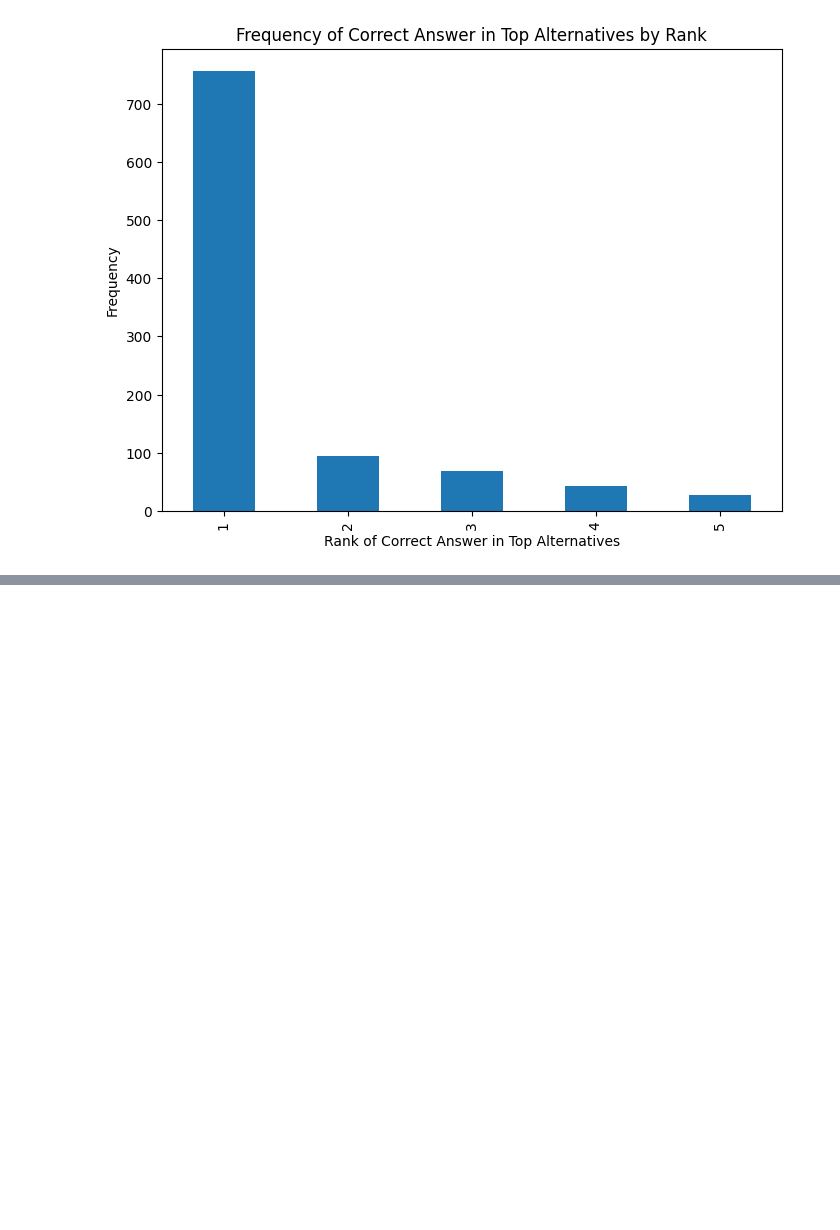
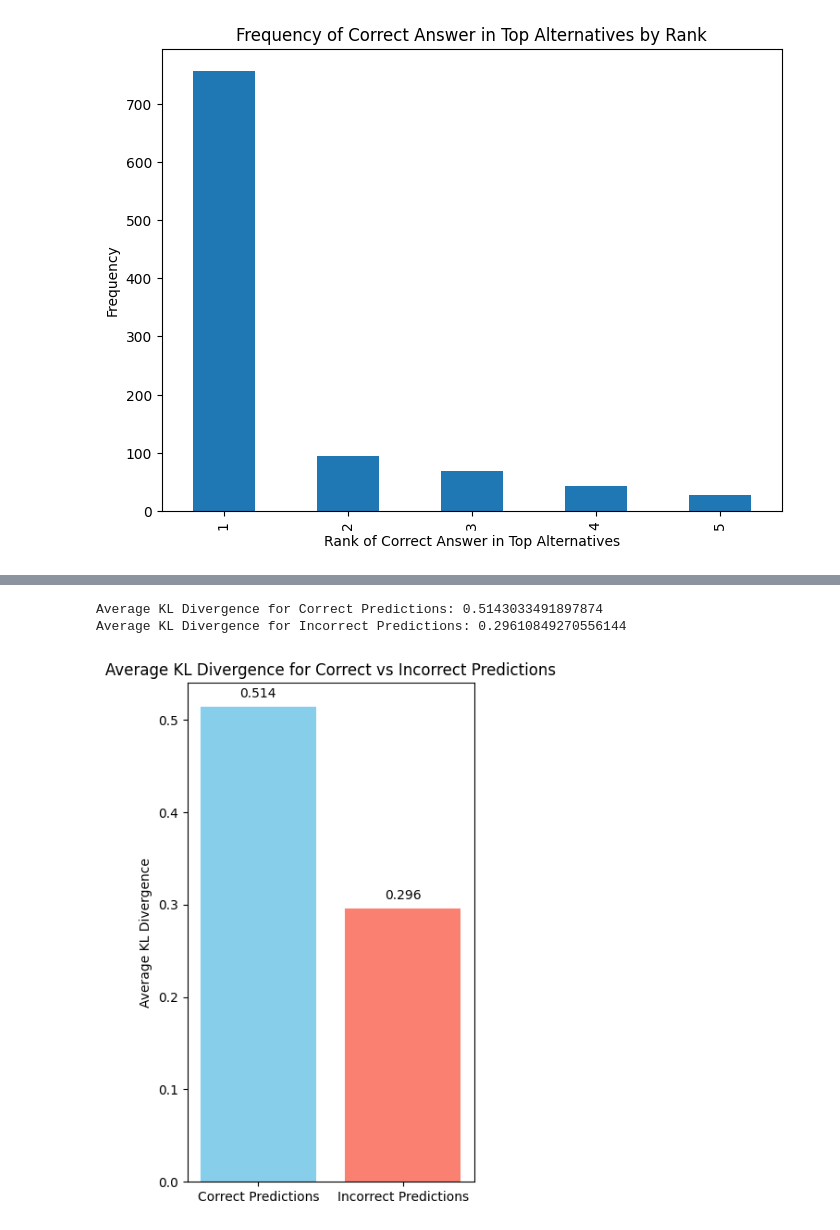
Before and after one commit to moizali01/llm-confidence-study, a Jupyter notebook: Top_logprobs/analysis.ipynb, the cells around one changed output, grey strips where cells are left out. Cells and saved outputs as stored; diff of their text form; code cells hidden in the pictures; blank space fills up the shorter version.

```diff
--- a/Top_logprobs/analysis.ipynb
+++ b/Top_logprobs/analysis.ipynb
@@ -165,0 +214,61 @@ plt.show()
+# %%
+from scipy.special import logsumexp
+
+# Lists to store KL divergences for correct and incorrect predictions
+correct_kls = []
+incorrect_kls = []
+
+for _, row in df.iterrows():
+    generated_logprob = row['log_probability']
+    correct = row['correct_answer']
+    match_status = row['generated_token'] == correct
+
+    # Get log probabilities of top-k alternatives
+    top_k_probs = [alt['log_probability'] for alt in row['top_alternatives'][:top_k]]
+
+    # Convert log probabilities to probabilities
+    generated_prob = np.exp(generated_logprob)
+    top_k_probs_exp = np.exp(top_k_probs)
+
+    # Normalize the probabilities (so they sum to 1 for a valid distribution)
+    generated_prob_normalized = generated_prob / (generated_prob + np.sum(top_k_probs_exp))
+    top_k_probs_normalized = top_k_probs_exp / (generated_prob + np.sum(top_k_probs_exp))
+
+    # Calculate KL divergence
+    kl_divergence = generated_prob_normalized * np.log(generated_prob_normalized / np.mean(top_k_probs_normalized))
+
+    # Append to the appropriate list based on match status
+    if match_status:
+        correct_kls.append(kl_divergence)
+    else:
+        incorrect_kls.append(kl_divergence)
+
+# Calculate average KL divergences for correct and incorrect predictions
+avg_correct_kl = np.mean(correct_kls)
+avg_incorrect_kl = np.mean(incorrect_kls)
+
+print("Average KL Divergence for Correct Predictions:", avg_correct_kl)
+print("Average KL Divergence for Incorrect Predictions:", avg_incorrect_kl)
+# %% [output]
+Average KL Divergence for Correct Predictions: 0.5143033491897874
+Average KL Divergence for Incorrect Predictions: 0.29610849270556144
+# %%
+import matplotlib.pyplot as plt
+
+# Average KL Divergence values
+avg_kl_divergence = [avg_correct_kl, avg_incorrect_kl]
+labels = ['Correct Predictions', 'Incorrect Predictions']
+
+# Plotting the bar chart
+plt.figure(figsize=(4, 7))
+plt.bar(labels, avg_kl_divergence, color=['skyblue', 'salmon'])
+plt.ylabel('Average KL Divergence')
+plt.title('Average KL Divergence for Correct vs Incorrect Predictions')
+
+# Adding data labels on top of the bars
+for i, value in enumerate(avg_kl_divergence):
+    plt.text(i, value + 0.01, f'{value:.3f}', ha='center')
+
+plt.show()
+# %% [output]
+[figure, added]
```
Also changed, not shown: parts of 3 cells of this notebook.
